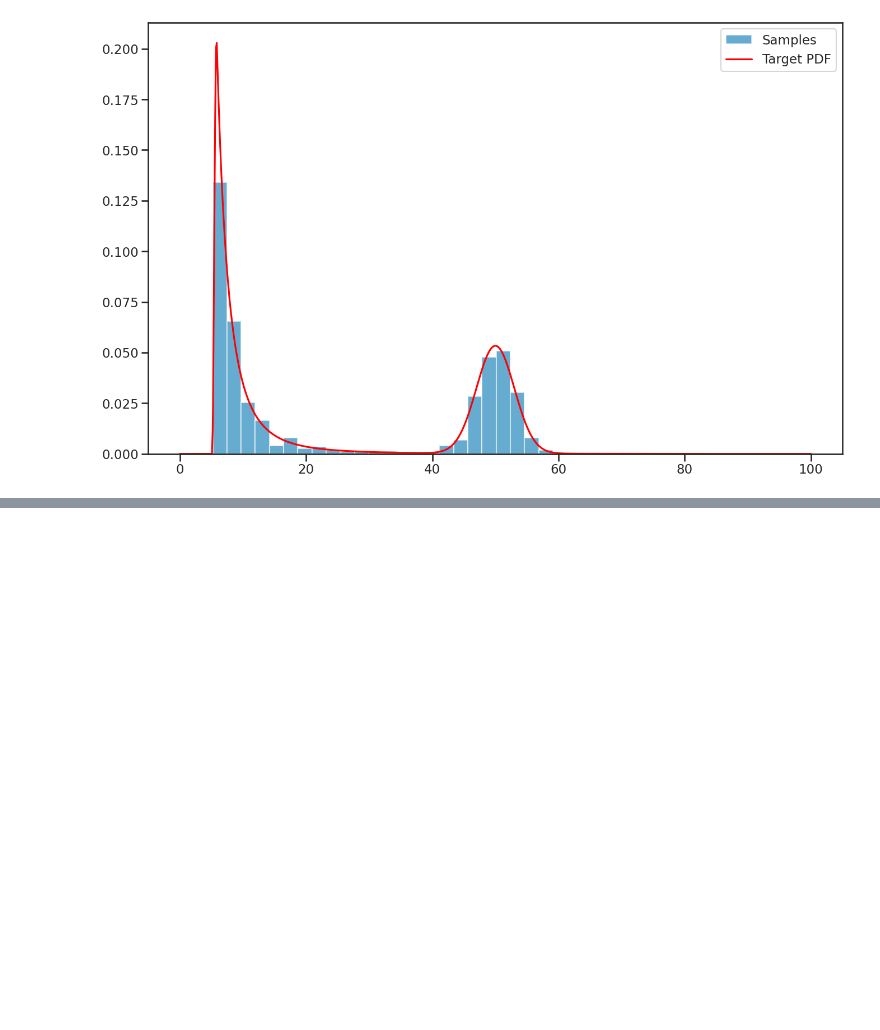
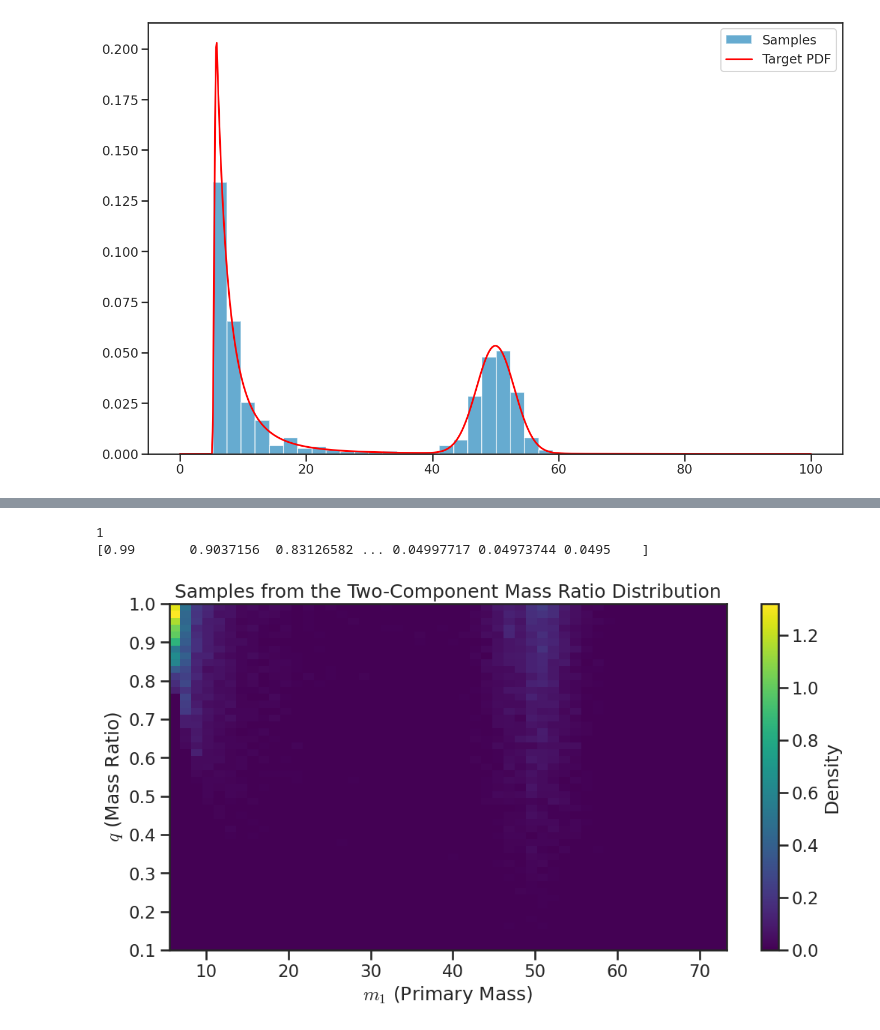
Before and after one commit to manchunyeung/popnflow, a Jupyter notebook: p_model.ipynb, the cells around one changed output, grey strips where cells are left out. Saved outputs shown, nothing was run; the diff lists cells and outputs as text; code cells hidden in the pictures; blank space fills up the shorter version.

```diff
--- a/p_model.ipynb
+++ b/p_model.ipynb
@@ -484,0 +429,76 @@ plt.plot(q_values, p_q(q_values), label='Original p(q)', color='red')
+# %%
+def powerlaw(xx, beta, high, low):
+    print(high)
+    print(low)
+    norm = np.where(
+        np.array(alpha) == -1,
+        1 / np.log(high / low),
+        (1 + alpha) / np.array(high ** (1 + alpha) - low ** (1 + alpha)),
+    )
+    prob = np.power(xx, alpha)
+    prob *= norm
+    prob *= (xx <= high) & (xx >= low)
+    return prob
+
+def two_component_primary_mass_ratio(
+    dataset, alpha, beta, mmin, mmax, lam, mpp, sigpp, gaussian_mass_maximum=100
+):
+    r"""
+    Power law model for two-dimensional mass distribution, modelling primary
+    mass and conditional mass ratio distribution.
+
+    .. math::
+        p(m_1, q) = p(m1) p(q | m_1)
+
+    """
+    beta=2
+    params = dict(
+        mmin=mmin,
+        mmax=mmax,
+        lam=lam,
+        mpp=mpp,
+        sigpp=sigpp,
+        gaussian_mass_maximum=gaussian_mass_maximum,
+    )
+    p_m1 = pm1_powerlaw_powerlaw(dataset["mass_1"])
+    p_q = powerlaw(dataset["mass_ratio"], beta, 1, 4.95/dataset["mass_1"])
+    prob = p_m1 * p_q
+    return prob
+
+n_samples = 10000
+m1_range = np.linspace(5, 100, 200)  # Example range for primary mass
+q_range = np.linspace(0.1, 1, 200)  # Example range for mass ratio
+
+m1_grid, q_grid = np.meshgrid(m1_range, q_range)
+dataset = {
+    "mass_1": m1_grid.ravel(),
+    "mass_ratio": q_grid.ravel(),
+}
+
+p_joint = two_component_primary_mass_ratio(dataset, alpha, beta, mmin, mmax, lam, mpp, sigpp).reshape(len(q_range), len(m1_range))
+
+# Step 2: Normalize and compute the CDF
+p_joint /= np.sum(p_joint)  # Normalize the joint probability
+cdf = np.cumsum(p_joint.ravel())  # Flatten and compute cumulative sum
+cdf /= cdf[-1]  # Normalize the CDF to [0, 1]
+
+# Step 3: Sample from the CDF
+uniform_samples = np.random.uniform(0, 1, n_samples)
+sample_indices = np.searchsorted(cdf, uniform_samples)
+sample_q_indices, sample_m1_indices = np.unravel_index(sample_indices, p_joint.shape)
+
+sample_m1 = m1_range[sample_m1_indices]
+sample_q = q_range[sample_q_indices]
+
+# Step 4: Plot the results
+plt.figure(figsize=(12, 6))
+plt.hist2d(sample_m1, sample_q, bins=50, density=True, cmap='viridis')
+plt.colorbar(label='Density')
+plt.xlabel('$m_1$ (Primary Mass)')
+plt.ylabel('$q$ (Mass Ratio)')
+plt.title('Samples from the Two-Component Mass Ratio Distribution')
+plt.show()
+# %% [output]
+1
+[0.99       0.9037156  0.83126582 ... 0.04997717 0.04973744 0.0495    ]
+[figure, added]
```
Also changed, not shown: parts of 4 cells of this notebook.
